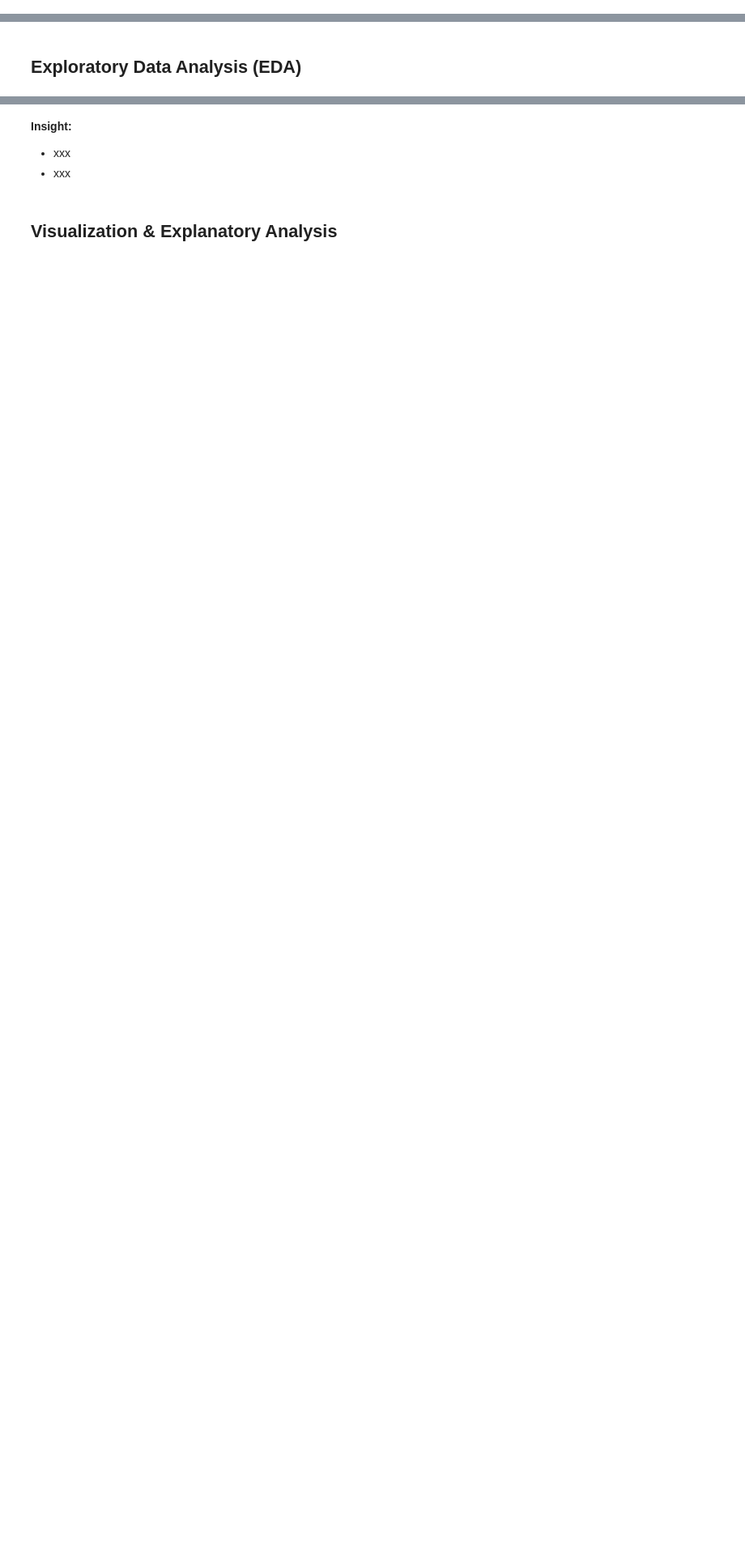
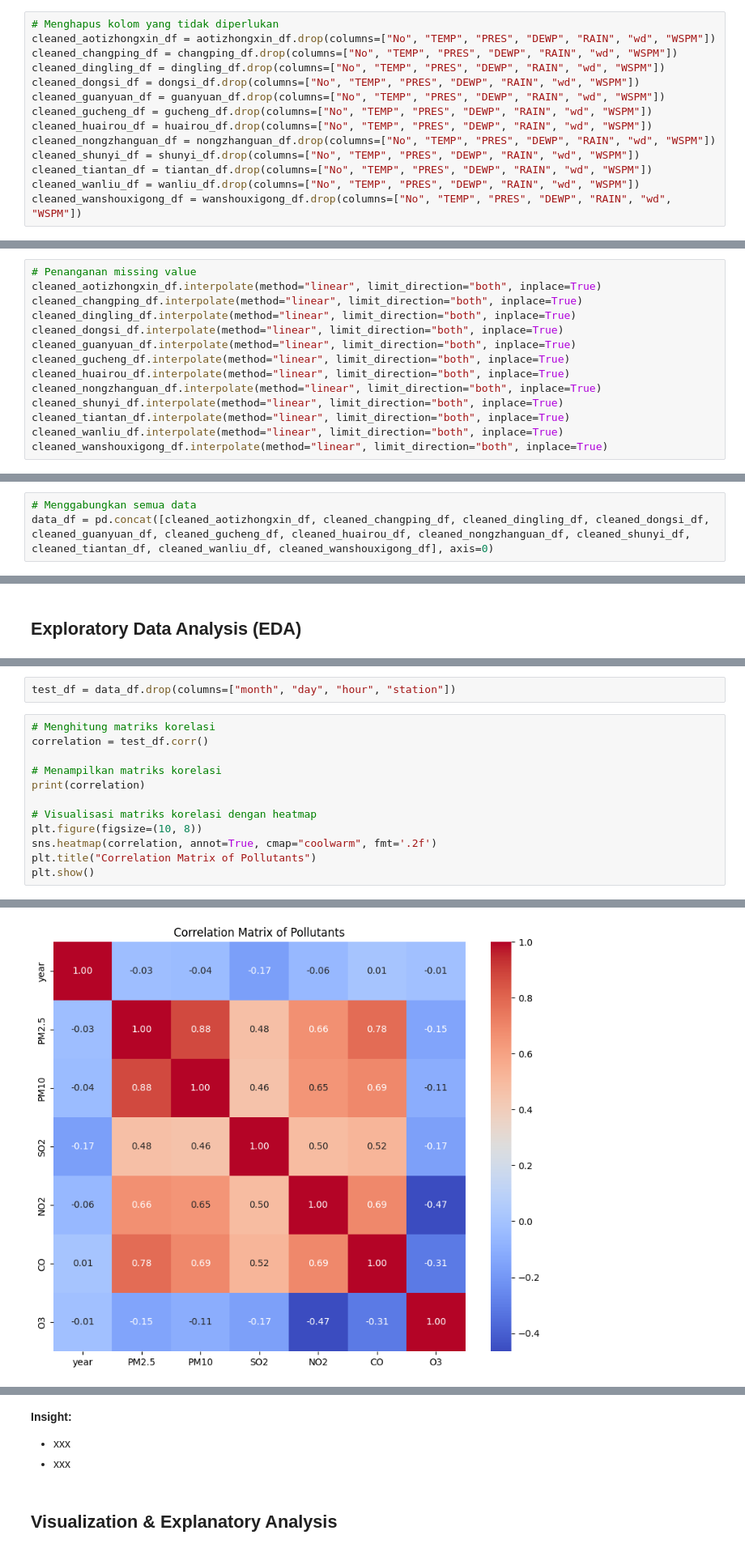
Before and after one commit to Aikonbyu/AirQualityDataAnalysis, a Jupyter notebook: Proyek_Analisis_Data.ipynb, the cells around one changed output, grey strips where cells are left out. Shown at 81% size. Saved outputs shown, nothing was run; the diff lists cells and outputs as text; blank space fills up the shorter version.

Commit message:
Data Cleaning

```diff
--- a/Proyek_Analisis_Data.ipynb
+++ b/Proyek_Analisis_Data.ipynb
@@ -566,0 +828,14 @@ Jumlah duplikasi:  0
+# %%
+# Menghapus kolom yang tidak diperlukan
+cleaned_aotizhongxin_df = aotizhongxin_df.drop(columns=["No", "TEMP", "PRES", "DEWP", "RAIN", "wd", "WSPM"])
+cleaned_changping_df = changping_df.drop(columns=["No", "TEMP", "PRES", "DEWP", "RAIN", "wd", "WSPM"])
+cleaned_dingling_df = dingling_df.drop(columns=["No", "TEMP", "PRES", "DEWP", "RAIN", "wd", "WSPM"])
+cleaned_dongsi_df = dongsi_df.drop(columns=["No", "TEMP", "PRES", "DEWP", "RAIN", "wd", "WSPM"])
+cleaned_guanyuan_df = guanyuan_df.drop(columns=["No", "TEMP", "PRES", "DEWP", "RAIN", "wd", "WSPM"])
+cleaned_gucheng_df = gucheng_df.drop(columns=["No", "TEMP", "PRES", "DEWP", "RAIN", "wd", "WSPM"])
+cleaned_huairou_df = huairou_df.drop(columns=["No", "TEMP", "PRES", "DEWP", "RAIN", "wd", "WSPM"])
+cleaned_nongzhanguan_df = nongzhanguan_df.drop(columns=["No", "TEMP", "PRES", "DEWP", "RAIN", "wd", "WSPM"])
+cleaned_shunyi_df = shunyi_df.drop(columns=["No", "TEMP", "PRES", "DEWP", "RAIN", "wd", "WSPM"])
+cleaned_tiantan_df = tiantan_df.drop(columns=["No", "TEMP", "PRES", "DEWP", "RAIN", "wd", "WSPM"])
+cleaned_wanliu_df = wanliu_df.drop(columns=["No", "TEMP", "PRES", "DEWP", "RAIN", "wd", "WSPM"])
+cleaned_wanshouxigong_df = wanshouxigong_df.drop(columns=["No", "TEMP", "PRES", "DEWP", "RAIN", "wd", "WSPM"])
@@ -566,0 +864,14 @@ Jumlah duplikasi:  0
+# %%
+# Penanganan missing value
+cleaned_aotizhongxin_df.interpolate(method="linear", limit_direction="both", inplace=True)
+cleaned_changping_df.interpolate(method="linear", limit_direction="both", inplace=True)
+cleaned_dingling_df.interpolate(method="linear", limit_direction="both", inplace=True)
+cleaned_dongsi_df.interpolate(method="linear", limit_direction="both", inplace=True)
+cleaned_guanyuan_df.interpolate(method="linear", limit_direction="both", inplace=True)
+cleaned_gucheng_df.interpolate(method="linear", limit_direction="both", inplace=True)
+cleaned_huairou_df.interpolate(method="linear", limit_direction="both", inplace=True)
+cleaned_nongzhanguan_df.interpolate(method="linear", limit_direction="both", inplace=True)
+cleaned_shunyi_df.interpolate(method="linear", limit_direction="both", inplace=True)
+cleaned_tiantan_df.interpolate(method="linear", limit_direction="both", inplace=True)
+cleaned_wanliu_df.interpolate(method="linear", limit_direction="both", inplace=True)
+cleaned_wanshouxigong_df.interpolate(method="linear", limit_direction="both", inplace=True)
@@ -566,0 +899,3 @@ Jumlah duplikasi:  0
+# %%
+# Menggabungkan semua data
+data_df = pd.concat([cleaned_aotizhongxin_df, cleaned_changping_df, cleaned_dingling_df, cleaned_dongsi_df, cleaned_guanyuan_df, cleaned_gucheng_df, cleaned_huairou_df, cleaned_nongzhanguan_df, cleaned_shunyi_df, cleaned_tiantan_df, cleaned_wanliu_df, cleaned_wanshouxigong_df], axis=0)
@@ -570,0 +931,15 @@ Jumlah duplikasi:  0
+# %%
+test_df = data_df.drop(columns=["month", "day", "hour", "station"])
+# %%
+# Menghitung matriks korelasi
+correlation = test_df.corr()
+
+# Menampilkan matriks korelasi
+print(correlation)
+
+# Visualisasi matriks korelasi dengan heatmap
+plt.figure(figsize=(10, 8))
+sns.heatmap(correlation, annot=True, cmap="coolwarm", fmt='.2f')
+plt.title("Correlation Matrix of Pollutants")
+plt.show()
+# %% [output]
@@ -570,0 +954 @@ Jumlah duplikasi:  0
+[figure, added]
```
Also changed, not shown: parts of 29 cells of this notebook.
